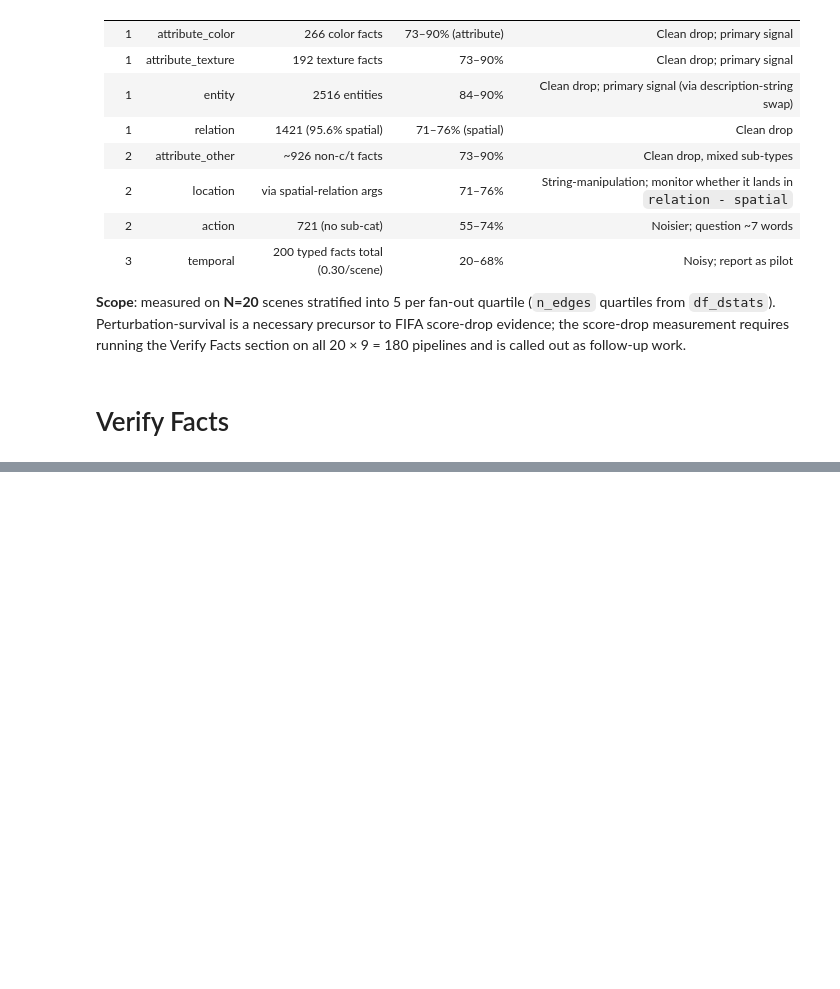
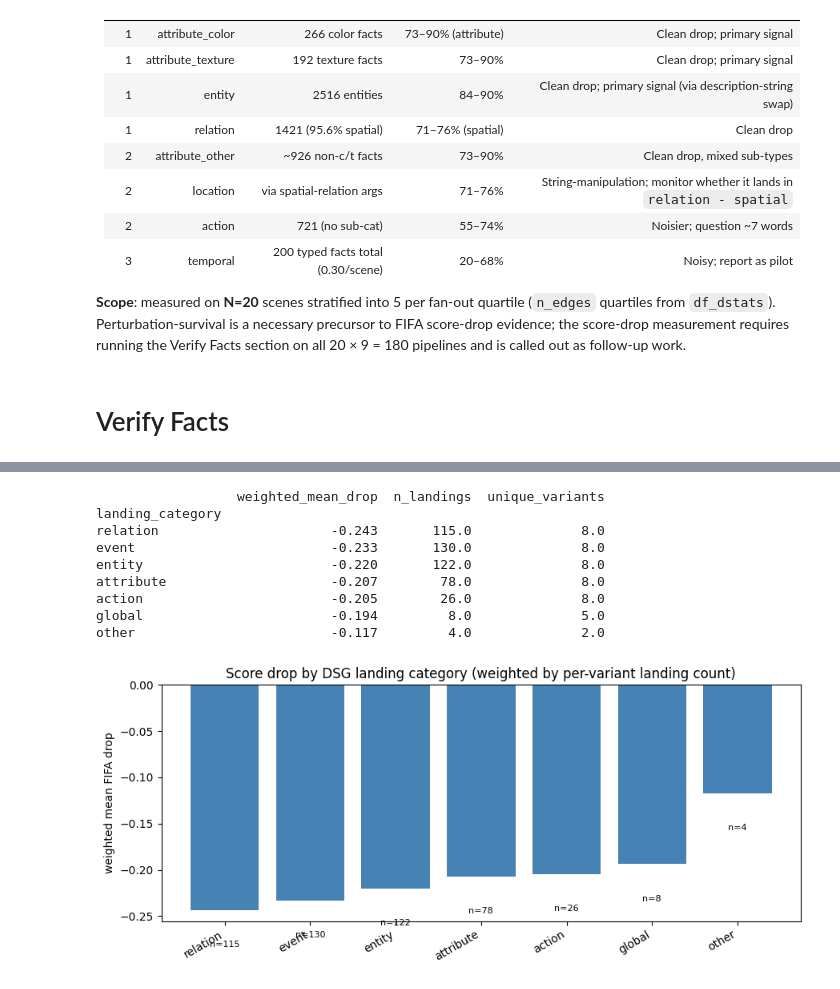
Before and after one commit to PadPatil/FIFA-Faithfulnes-Evaluation, a Jupyter notebook: bbc-faithful-eval/CSED504_Faithful_Cuts.ipynb, the cells around one changed output, grey strips where cells are left out. Drawn from its saved outputs; the diff is of its cells as text; code cells hidden in the pictures; blank space fills up the shorter version.

```diff
--- a/bbc-faithful-eval/CSED504_Faithful_Cuts.ipynb
+++ b/bbc-faithful-eval/CSED504_Faithful_Cuts.ipynb
@@ -2487,0 +2754,70 @@ Variants whose injected error never reached the fact set are untestable by FIFA;
+# %%
+# For each variant pipeline, expand its perturbation_categories dict into
+# (landing_category, drop) rows so we can group drops by where the perturbation
+# actually landed rather than by the injection type label.
+from collections import Counter
+
+pipeline_cat_lookup = (
+    df_inject_pipelines
+    .set_index(["video_id", "scene_id", "variant"])["perturbation_categories"]
+    .to_dict()
+)
+
+records = []
+for _, r in df_drops.iterrows():
+    key = (r["video_id"], r["scene_id"], r["variant"])
+    raw = pipeline_cat_lookup.get(key, "{}")
+    cats = json.loads(raw) if isinstance(raw, str) else {}
+    if not cats:
+        continue
+    # Attribute this variant's drop to each category it landed in, weighted by
+    # the count of surviving facts in that category (fair-share weighting).
+    total_landings = sum(cats.values())
+    for cat, cnt in cats.items():
+        records.append({
+            "landing_category": cat,
+            "variant": r["variant"],
+            "drop": r["drop"],
+            "weight": cnt / total_landings,
+        })
+
+df_landing_drops = pd.DataFrame(records)
+
+# Weighted mean drop per landing category.
+def _wmean(g):
+    w = g["weight"]
+    return (g["drop"] * w).sum() / w.sum() if w.sum() else float("nan")
+
+landing_stats = (
+    df_landing_drops.groupby("landing_category")
+    .apply(lambda g: pd.Series({
+        "weighted_mean_drop": _wmean(g),
+        "n_landings": len(g),
+        "unique_variants": g["variant"].nunique(),
+    }))
+    .sort_values("weighted_mean_drop")
+)
+print(landing_stats.round(3))
+
+plt.figure(figsize=(9, 4))
+plt.bar(landing_stats.index, landing_stats["weighted_mean_drop"], color="steelblue")
+plt.axhline(0, color="grey", linestyle=":")
+for i, (cat, r) in enumerate(landing_stats.iterrows()):
+    plt.text(i, r["weighted_mean_drop"] + (0.02 if r["weighted_mean_drop"] >= 0 else -0.04),
+             f"n={int(r['n_landings'])}", ha="center", fontsize=8)
+plt.xticks(rotation=30, ha="right")
+plt.ylabel("weighted mean FIFA drop")
+plt.title("Score drop by DSG landing category (weighted by per-variant landing count)")
+plt.tight_layout()
+plt.show()
+# %% [output]
+                  weighted_mean_drop  n_landings  unique_variants
+landing_category
+relation                      -0.243       115.0              8.0
+event                         -0.233       130.0              8.0
+entity                        -0.220       122.0              8.0
+attribute                     -0.207        78.0              8.0
+action                        -0.205        26.0              8.0
+global                        -0.194         8.0              5.0
+other                         -0.117         4.0              2.0
+[figure, added]
```
Also changed, not shown: parts of 24 cells of this notebook.
